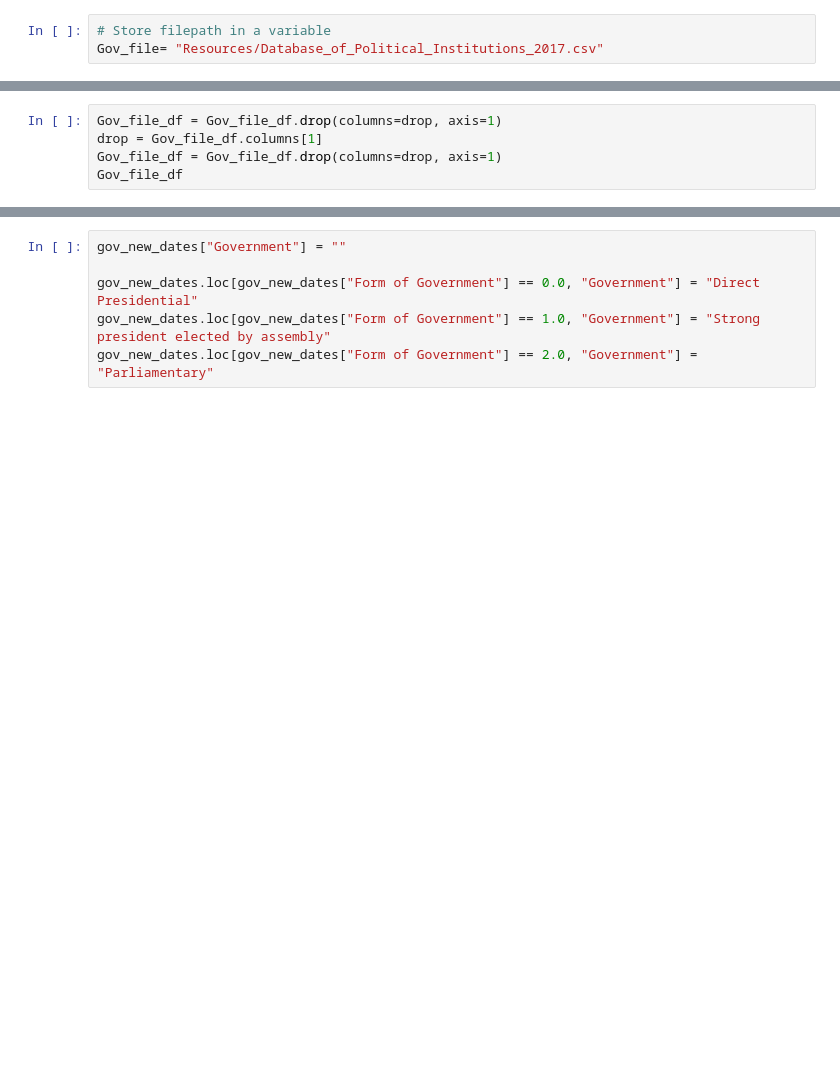
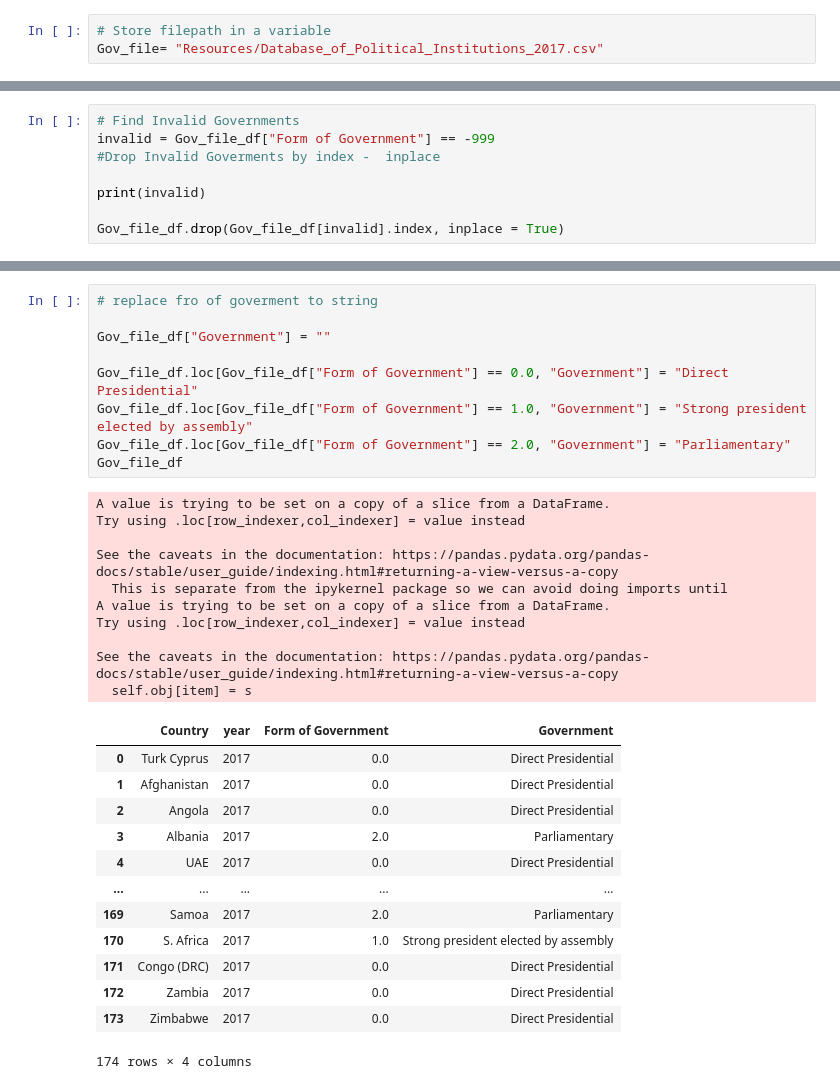
Before and after one commit to reginesgit/Factors-Contributing-to-a-Countrys-Happiness, a Jupyter notebook: Government/Gov.ipynb, the cells around one changed output, grey strips where cells are left out. Drawn from its saved outputs; the diff is of its cells as text; blank space fills up the shorter version.

```diff
--- a/Government/Gov.ipynb
+++ b/Government/Gov.ipynb
@@ -71,5 +122,0 @@ Index(['yrsoffc', 'finittrm', 'yrcurnt', 'multpl', 'military', 'defmin',
-# %%
-Gov_file_df = Gov_file_df.drop(columns=drop, axis=1)
-drop = Gov_file_df.columns[1]
-Gov_file_df = Gov_file_df.drop(columns=drop, axis=1)
-Gov_file_df
@@ -113,0 +123,8 @@ for Country in new_gov["Country"].unique():
+# %%
+# Find Invalid Governments
+invalid = Gov_file_df["Form of Government"] == -999
+#Drop Invalid Goverments by index -  inplace
+
+print(invalid)
+
+Gov_file_df.drop(Gov_file_df[invalid].index, inplace = True)
@@ -114,6 +167,33 @@ for Country in new_gov["Country"].unique():
 # %%
-gov_new_dates["Government"] = ""
+# replace fro of goverment to string
 
-gov_new_dates.loc[gov_new_dates["Form of Government"] == 0.0, "Government"] = "Direct Presidential"
-gov_new_dates.loc[gov_new_dates["Form of Government"] == 1.0, "Government"] = "Strong president elected by assembly"
-gov_new_dates.loc[gov_new_dates["Form of Government"] == 2.0, "Government"] = "Parliamentary"
+Gov_file_df["Government"] = ""
+
+Gov_file_df.loc[Gov_file_df["Form of Government"] == 0.0, "Government"] = "Direct Presidential"
+Gov_file_df.loc[Gov_file_df["Form of Government"] == 1.0, "Government"] = "Strong president elected by assembly"
+Gov_file_df.loc[Gov_file_df["Form of Government"] == 2.0, "Government"] = "Parliamentary"
+Gov_file_df
+# %% [output]
+A value is trying to be set on a copy of a slice from a DataFrame.
+Try using .loc[row_indexer,col_indexer] = value instead
+
+See the caveats in the documentation: https://pandas.pydata.org/pandas-docs/stable/user_guide/indexing.html#returning-a-view-versus-a-copy
+  This is separate from the ipykernel package so we can avoid doing imports until
+A value is trying to be set on a copy of a slice from a DataFrame.
+Try using .loc[row_indexer,col_indexer] = value instead
+
+See the caveats in the documentation: https://pandas.pydata.org/pandas-docs/stable/user_guide/indexing.html#returning-a-view-versus-a-copy
+  self.obj[item] = s
+|  | Country | year | Form of Government | Government |
+| 0 | Turk Cyprus | 2017 | 0.0 | Direct Presidential |
+| 1 | Afghanistan | 2017 | 0.0 | Direct Presidential |
+| 2 | Angola | 2017 | 0.0 | Direct Presidential |
+| 3 | Albania | 2017 | 2.0 | Parliamentary |
+| 4 | UAE | 2017 | 0.0 | Direct Presidential |
+| ... | ... | ... | ... | ... |
+| 169 | Samoa | 2017 | 2.0 | Parliamentary |
+| 170 | S. Africa | 2017 | 1.0 | Strong president elected by assembly |
+| 171 | Congo (DRC) | 2017 | 0.0 | Direct Presidential |
+| 172 | Zambia | 2017 | 0.0 | Direct Presidential |
+| 173 | Zimbabwe | 2017 | 0.0 | Direct Presidential |
+174 rows × 4 columns
```
Also changed, not shown: parts of 21 cells of this notebook, 2 other files.
